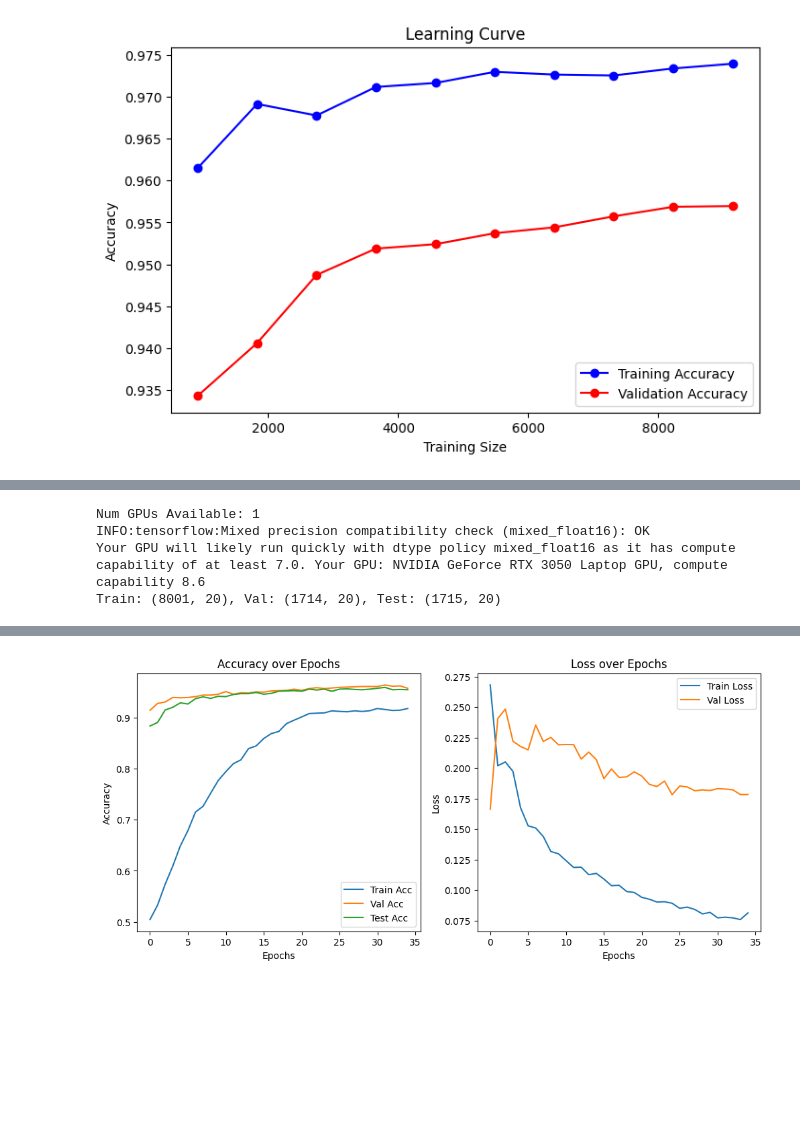
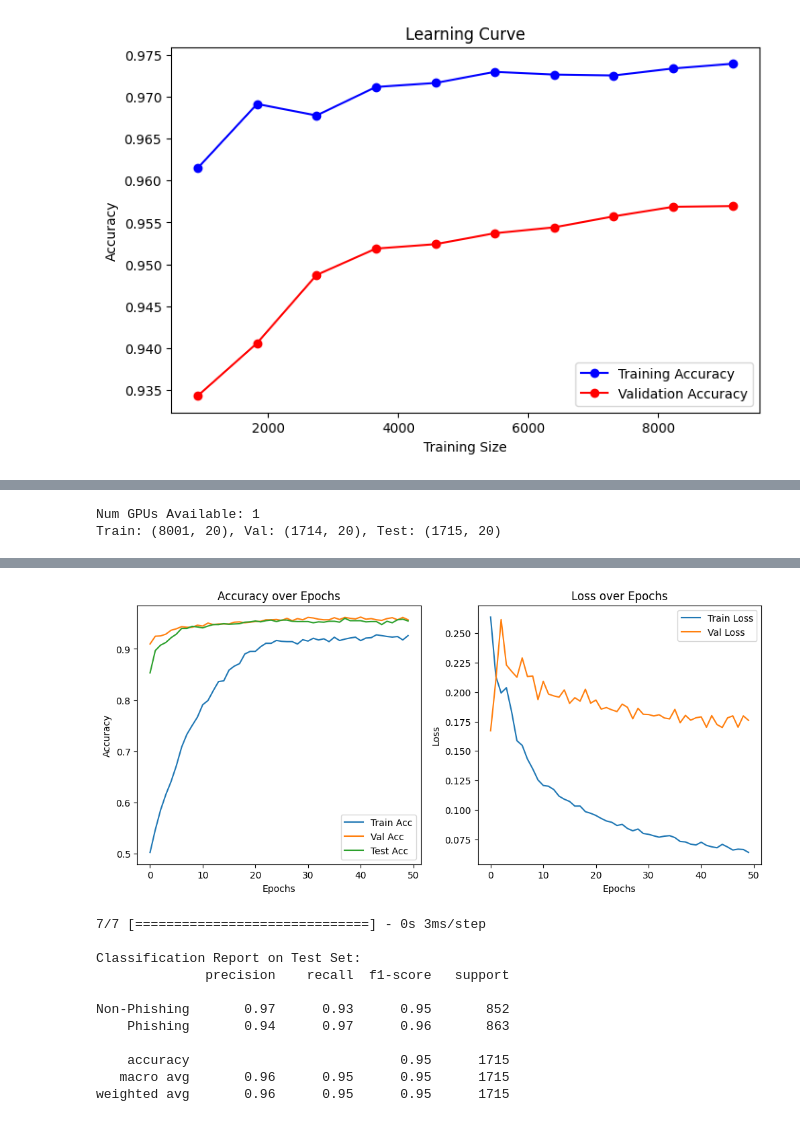
Before and after one commit to sahilgoyal7214/Phishing-Link-Detection, a Jupyter notebook: train.ipynb, the cells around one changed output, grey strips where cells are left out. Drawn from its saved outputs; the diff is of its cells as text; code cells hidden in the pictures; blank space fills up the shorter version.

Commit message:
added classification reports for DL and DQN-optimized-DL

```diff
--- a/train.ipynb
+++ b/train.ipynb
@@ -471,7 +475,7 @@ import numpy as np
 import pandas as pd
 import tensorflow as tf
 from tensorflow.keras.models import Sequential
-from tensorflow.keras.layers import Dense, Input
+from tensorflow.keras.layers import Dense, Input, Dropout
 from tensorflow.keras.optimizers import Adam
 from sklearn.preprocessing import StandardScaler
 from sklearn.model_selection import train_test_split
@@ -481,9 +485,6 @@ import matplotlib.pyplot as plt
 # Check GPU availability
 print("Num GPUs Available:", len(tf.config.list_physical_devices('GPU')))
 gpus = tf.config.list_physical_devices('GPU')
-if gpus:
-    for gpu in gpus:
-        tf.config.experimental.set_memory_growth(gpu, True)
 
 # Enable Mixed Precision for faster computation on GPU
 from tensorflow.keras.mixed_precision import set_global_policy
@@ -500,12 +501,6 @@ class DQNAgent:
         self.optimizer = tf.keras.optimizers.Adam(learning_rate)
 
     def build_model(self):
-        # model = Sequential([
-        #     Input(shape=(self.state_size,)),
-        #     Dense(64, activation='relu'),
-        #     Dense(32, activation='relu'),
-        #     Dense(self.action_size, activation='linear', dtype='float32')
-        # ])
         model = Sequential([
         Input(shape=(self.state_size,)),
         Dense(256, activation='relu'),
@@ -685,7 +680,7 @@ feature_cols = [
 
 # Train the model (using 30 epochs for this example)
 agent, scaler, train_acc, val_acc, test_acc, train_loss, val_loss, test_loss = fast_train_dqn(
-    data, feature_cols=feature_cols, episodes=35
+    data, feature_cols=feature_cols, episodes=50
 )
 
 # Plot Accuracy & Loss
@@ -711,6 +706,4 @@ plt.legend()
 plt.show()
 # %% [output]
 Num GPUs Available: 1
-INFO:tensorflow:Mixed precision compatibility check (mixed_float16): OK
-Your GPU will likely run quickly with dtype policy mixed_float16 as it has compute capability of at least 7.0. Your GPU: NVIDIA GeForce RTX 3050 Laptop GPU, compute capability 8.6
 Train: (8001, 20), Val: (1714, 20), Test: (1715, 20)
@@ -734,3 +727,40 @@ Epoch 35/35 - Time: 80.61s - Train Acc: 0.9184,- Epsilon: 0.1000, Val Acc: 0.958
-[figure, old version]
+[figure, new version]
+# %%
+from sklearn.model_selection import train_test_split
+from sklearn.metrics import classification_report
+target_col = "status"
+
+# 2) Re-extract & scale features
+X_all = data[feature_cols].fillna(0).astype(np.float32)
+y_all = data[target_col].values
+
+X_all_scaled = scaler.transform(X_all)
+
+# 3) Re-split (same random_state=42)
+_, X_val_test, _, y_val_test = train_test_split(
+    X_all_scaled, y_all, test_size=0.3, random_state=42
+)
+_, X_test, _, y_test = train_test_split(
+    X_val_test, y_val_test, test_size=0.5, random_state=42
+)
+
+# 4) Batch‑predict and print the classification report
+y_pred_probs = agent.model.predict(X_test, batch_size=256)
+y_pred = np.argmax(y_pred_probs, axis=1)
+
+print("\nClassification Report on Test Set:")
+print(classification_report(y_test, y_pred, target_names=["Non-Phishing", "Phishing"]))
+# %% [output]
+7/7 [==============================] - 0s 3ms/step
+
+Classification Report on Test Set:
+              precision    recall  f1-score   support
+
+Non-Phishing       0.97      0.93      0.95       852
+    Phishing       0.94      0.97      0.96       863
+
+    accuracy                           0.95      1715
+   macro avg       0.96      0.95      0.95      1715
+weighted avg       0.96      0.95      0.95      1715
 # %%
 # Example data (replace with actual values)
```
Also changed, not shown: parts of 12 cells of this notebook, 7 other files.
